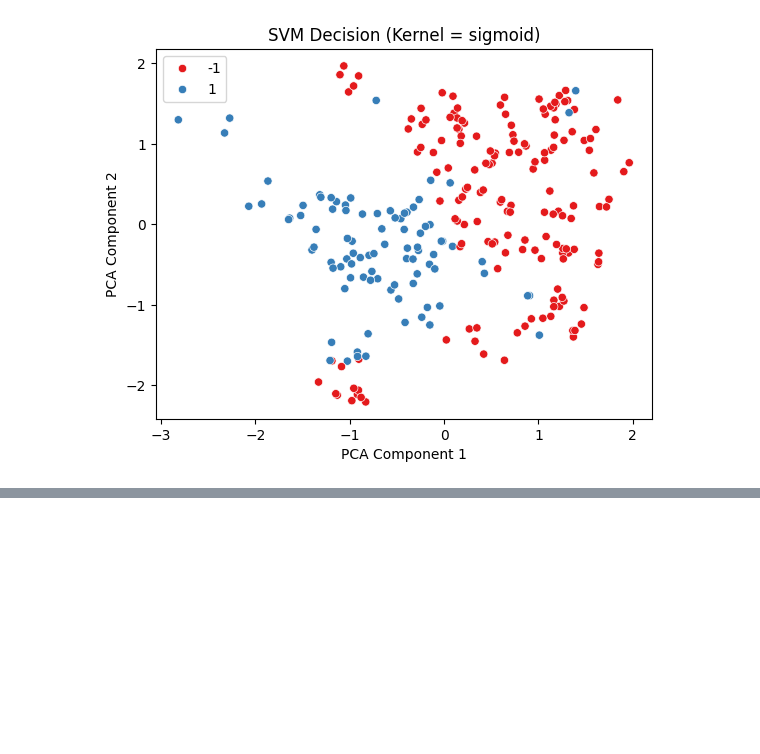
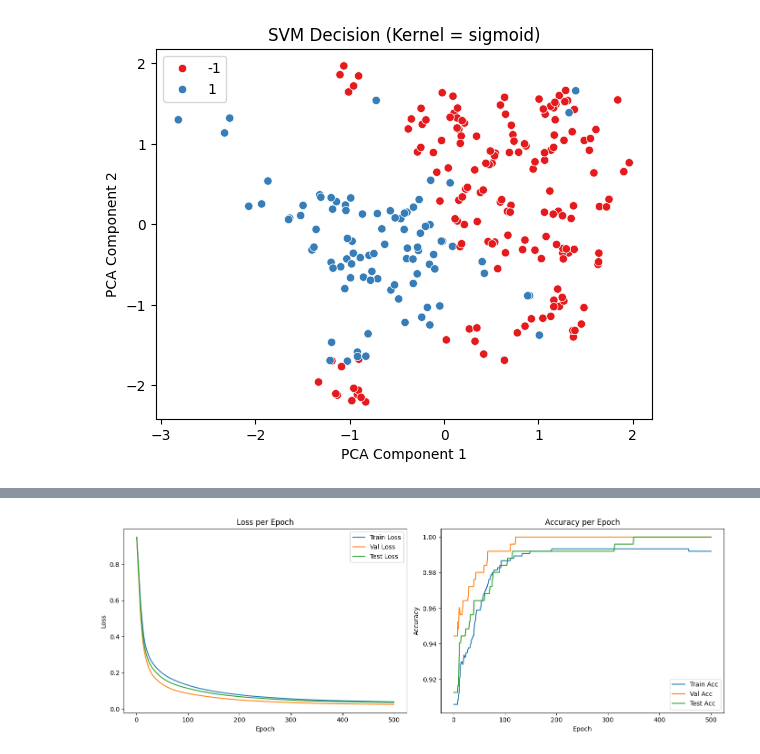
Before and after one commit to tokaM107/Model-optimization-using-Subgradient-and-Proximal-gradient-descent, a Jupyter notebook: convexprojectFinal.ipynb, the cells around one changed output, grey strips where cells are left out. Saved outputs shown, nothing was run; the diff lists cells and outputs as text; code cells hidden in the pictures; blank space fills up the shorter version.

```diff
--- a/convexproject_(1)_(1)_(1)-Copy2_(1)[1].ipynb
+++ b/convexprojectFinal.ipynb
@@ -1015,0 +793,4 @@ plt.show()
+# %%
+KernelSVM.plot_full_metrics(metrics_test_grad)
+# %% [output]
+[figure, added]
```
Also changed, not shown: parts of 48 cells of this notebook.
